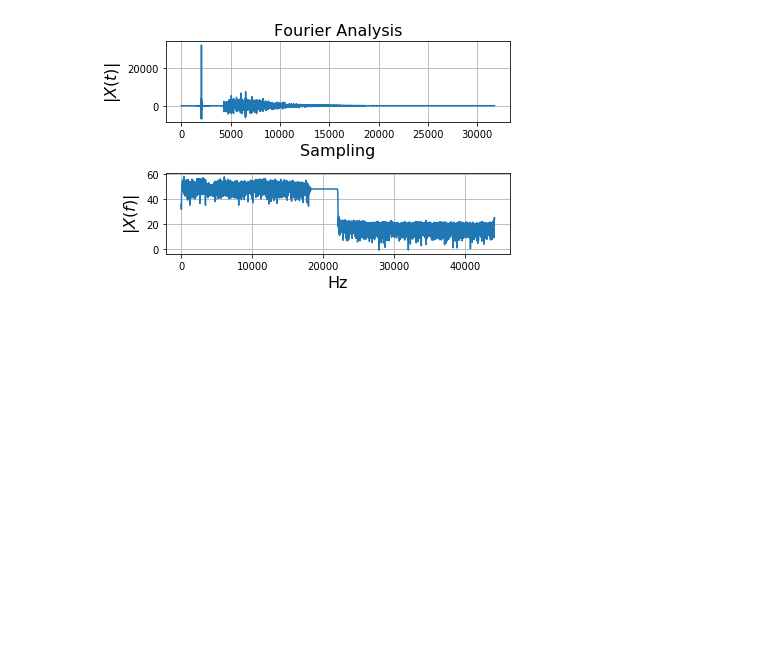
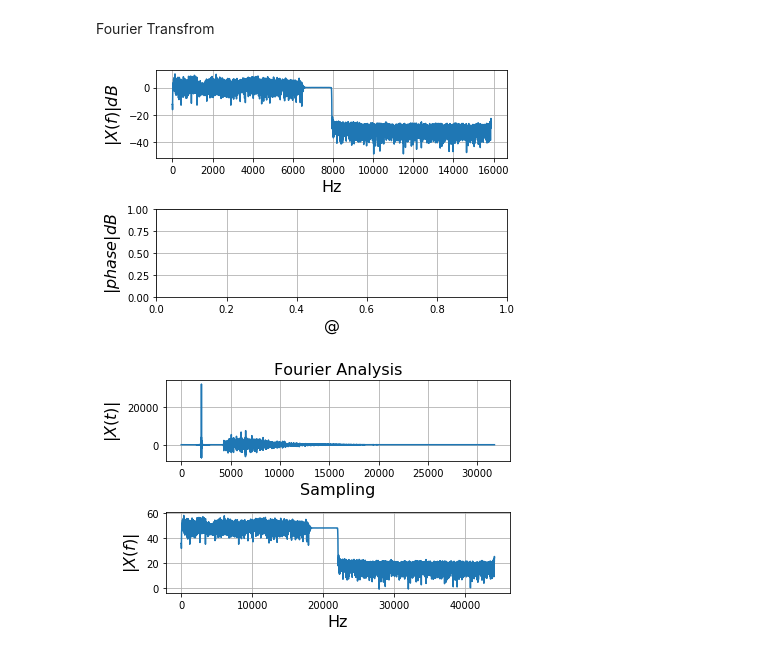
Before and after one commit to GolfSuradej/Blind-T60-estimation-using-LSTM, a Jupyter notebook: March_2018_Progress.ipynb, the cells around one changed output. Saved outputs shown, nothing was run; the diff lists cells and outputs as text; code cells hidden in the pictures; blank space fills up the shorter version.

```diff
--- a/March_2018_Progress.ipynb
+++ b/March_2018_Progress.ipynb
@@ -185,3 +58,28 @@ plt.tight_layout()
+# %% [markdown]
+Fourier Transfrom
+# %%
+y = sound1
+n = len(y) # length of the signal
+k = arange(n)
+T = n/Fs
+frq = k/T # two sides frequency range
+
+plt.subplot(2, 1, 1) #magnitude plot
+Yw = np.fft.rfft(y)/n # fft computing and normalization
+magdB = 10*np.log10(Yw/2)
+plt.plot(magdB)
+plt.grid()
+plt.xlabel("Hz",fontsize=16)
+plt.ylabel('$|X(f)| dB$',fontsize=16)
+plt.tight_layout()
+
+plt.subplot(2, 1, 2) #phase plot
+plt.grid()
+plt.xlabel("@",fontsize=16)
+plt.ylabel('$|phase| dB$',fontsize=16)
+plt.tight_layout()
+# %% [output]
+[figure, added]
 # %%
 #Read Speech+Impulse Response signal (in WAV format with 16 bit depth)
 Fs,sound1 = wavfile.read('t20101.wav')
```
Also changed, not shown: parts of 49 cells of this notebook.
